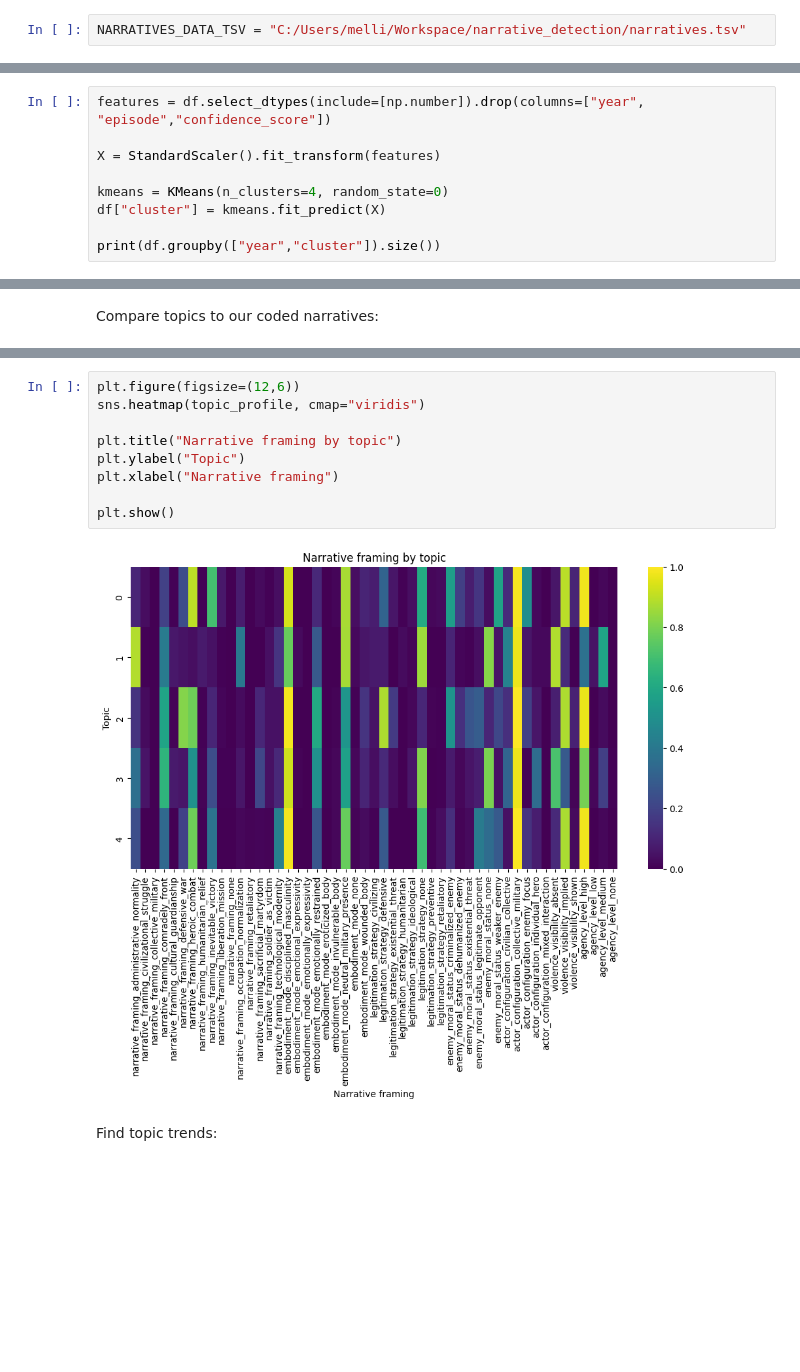
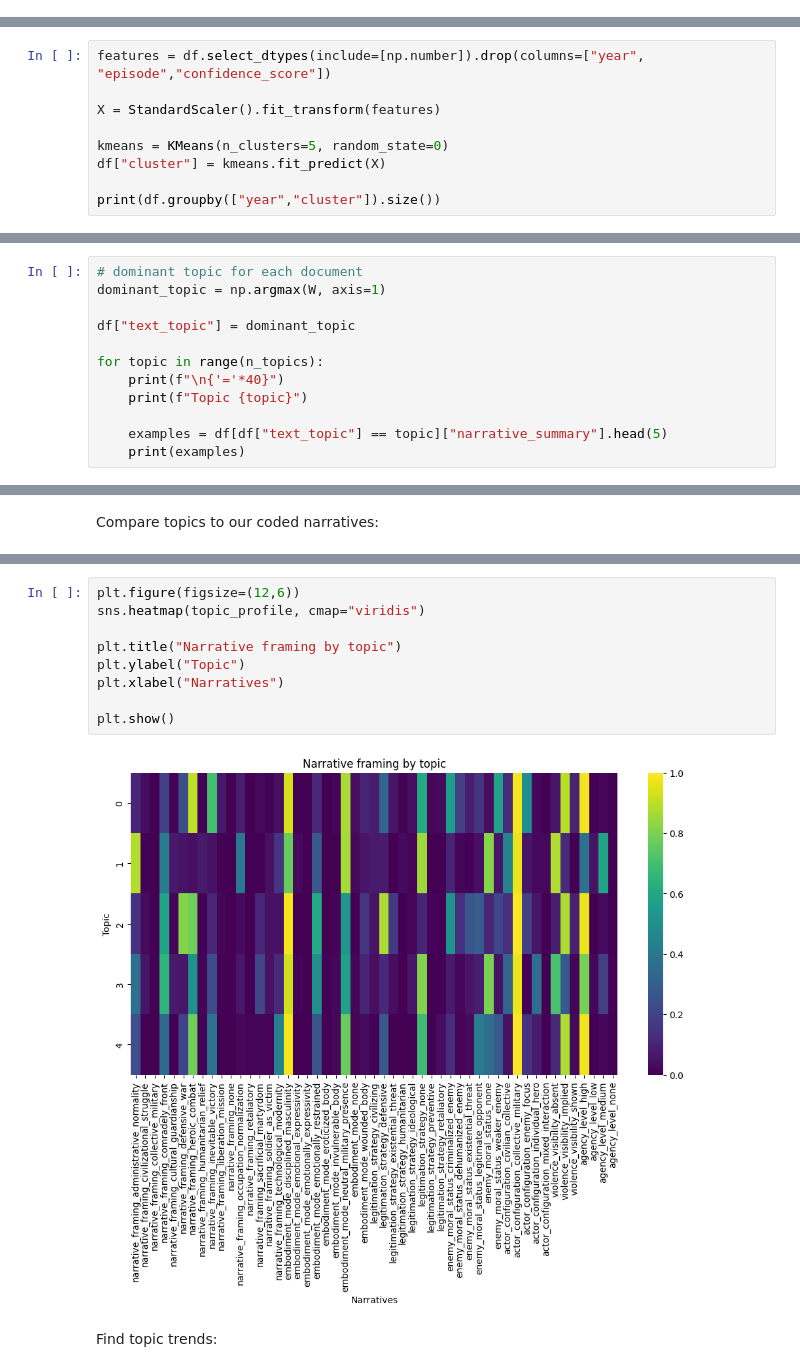
Before and after one commit to chill-bird/cultural_analytics_project, a Jupyter notebook: src/analysis/analyze_narratives.ipynb, the cells around one changed output, grey strips where cells are left out. Cells and saved outputs as stored; diff of their text form; blank space fills up the shorter version.

Commit message:
[FIX] Fixed bug in narrativ analysis

```diff
--- a/src/analysis/analyze_narratives.ipynb
+++ b/src/analysis/analyze_narratives.ipynb
@@ -26,8 +26,6 @@ NARRATIVES_DATA_TSV = Path(os.getenv("NARRATIVES_DATA_TSV")).resolve()
 print(NARRATIVES_DATA_TSV)
 # %% [output]
 D:\Dokumente\Studium\Master\3. Semester\Cultural Analytics\Neuer Ordner\cultural_analytics_project\src\analysis\narratives.tsv
-# %%
-NARRATIVES_DATA_TSV = "C:/Users/melli/Workspace/narrative_detection/narratives.tsv"
 # %%
 # Load dataset
 df = pd.read_csv(NARRATIVES_DATA_TSV, delimiter="\t")
@@ -452,7 +450,7 @@ features = df.select_dtypes(include=[np.number]).drop(columns=["year", "episode"
 
 X = StandardScaler().fit_transform(features)
 
-kmeans = KMeans(n_clusters=4, random_state=0)
+kmeans = KMeans(n_clusters=5, random_state=0)
 df["cluster"] = kmeans.fit_predict(X)
 
 print(df.groupby(["year","cluster"]).size())
@@ -768,0 +767,12 @@ KeyError: 'text_topic'
+# %%
+# dominant topic for each document
+dominant_topic = np.argmax(W, axis=1)
+
+df["text_topic"] = dominant_topic
+
+for topic in range(n_topics):
+    print(f"\n{'='*40}")
+    print(f"Topic {topic}")
+
+    examples = df[df["text_topic"] == topic]["narrative_summary"].head(5)
+    print(examples)
@@ -782,14 +810,14 @@ topic_profile
 # %%
 plt.figure(figsize=(12,6))
 sns.heatmap(topic_profile, cmap="viridis")
 
 plt.title("Narrative framing by topic")
 plt.ylabel("Topic")
-plt.xlabel("Narrative framing")
+plt.xlabel("Narratives")
 
 plt.show()
 # %% [output]
-[figure, old version]
+[figure, new version]
 # %% [markdown]
 Find topic trends:
 # %%
```
Also changed, not shown: parts of 9 cells of this notebook.
